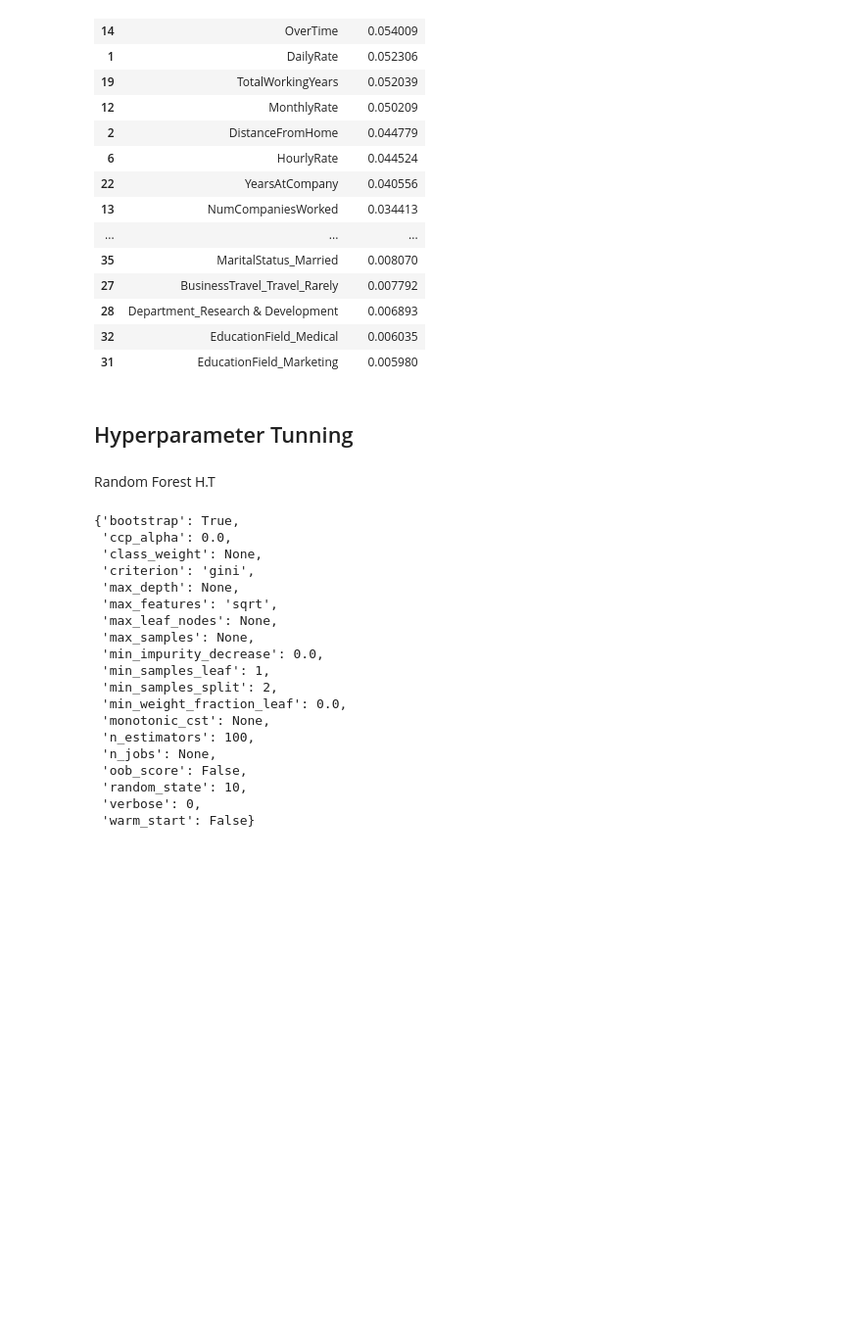
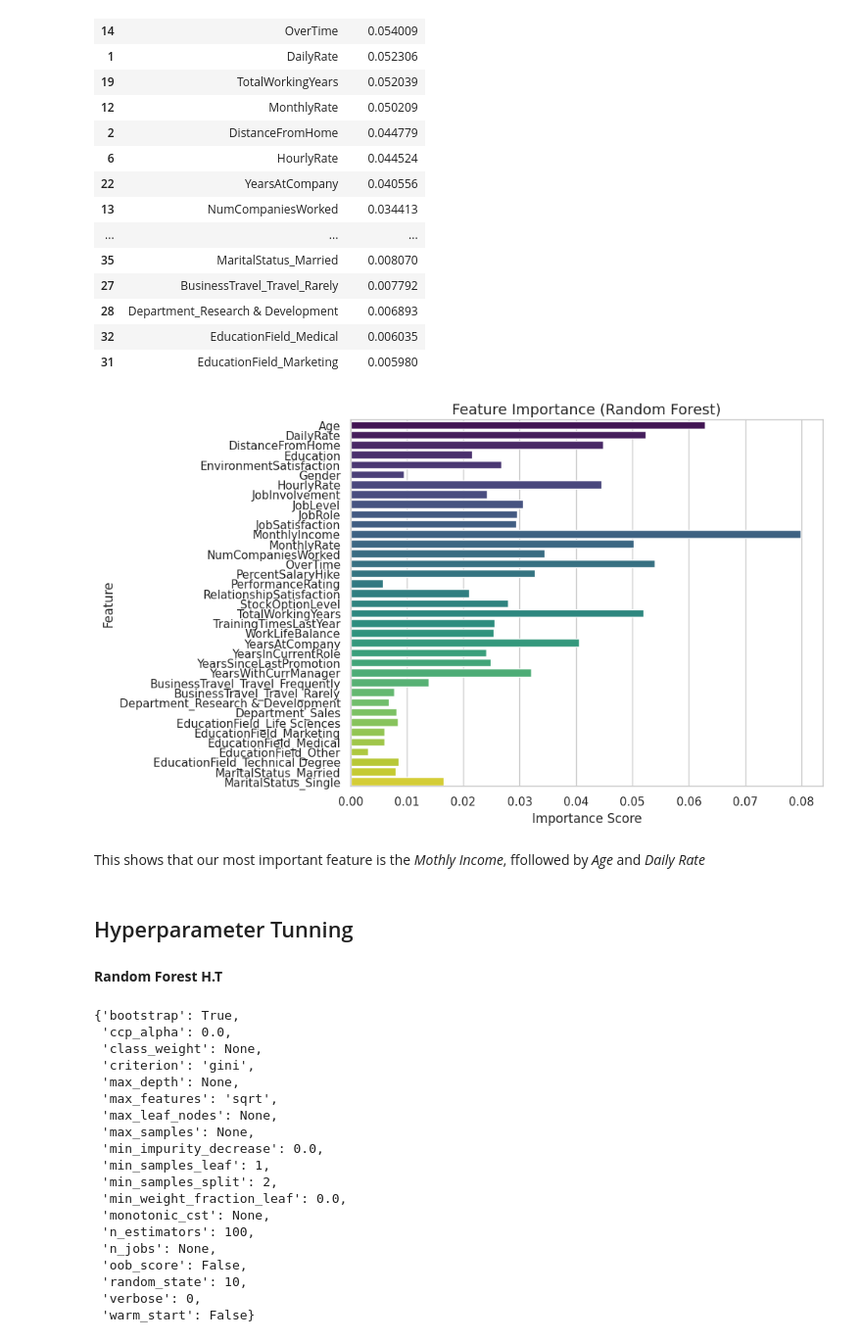
Before and after one commit to michael12-dev/Team-Sentinel, a Jupyter notebook: Team_Sentinel.ipynb, the cells around one changed output. Shown at 98% size. Drawn from its saved outputs; the diff is of its cells as text; code cells hidden in the pictures; blank space fills up the shorter version.

```diff
--- a/Team_Sentinel.ipynb
+++ b/Team_Sentinel.ipynb
@@ -1047,10 +1058,22 @@ importance_df.head(35)
 | 28 | Department_Research & Development | 0.006893 |
 | 32 | EducationField_Medical | 0.006035 |
 | 31 | EducationField_Marketing | 0.005980 |
+# %%
+plt.figure(figsize=(10,6))
+sns.barplot(x=importances, y=features, palette="viridis")
+plt.title("Feature Importance (Random Forest)", fontsize=14)
+plt.xlabel("Importance Score")
+plt.ylabel("Feature")
+plt.tight_layout()
+plt.show()
+# %% [output]
+[figure, added]
+# %% [markdown]
+This shows that our most important feature is the *Mothly Income*, ffollowed by *Age* and *Daily Rate*
 # %% [markdown]
 ## Hyperparameter Tunning
 # %% [markdown]
-Random Forest H.T
+**Random Forest H.T**
 # %%
 forest.get_params()
 # %% [output]
```
Also changed, not shown: parts of 28 cells of this notebook.
